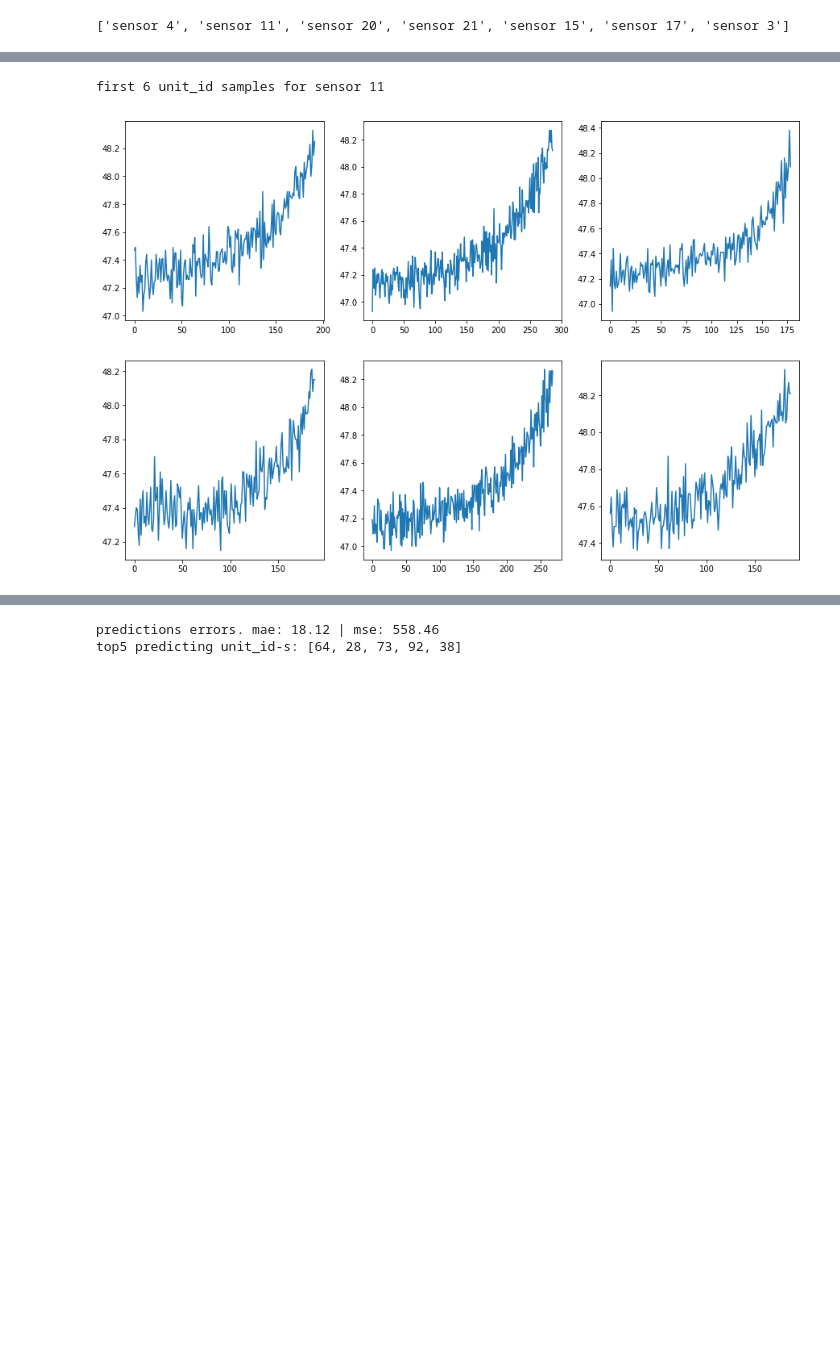
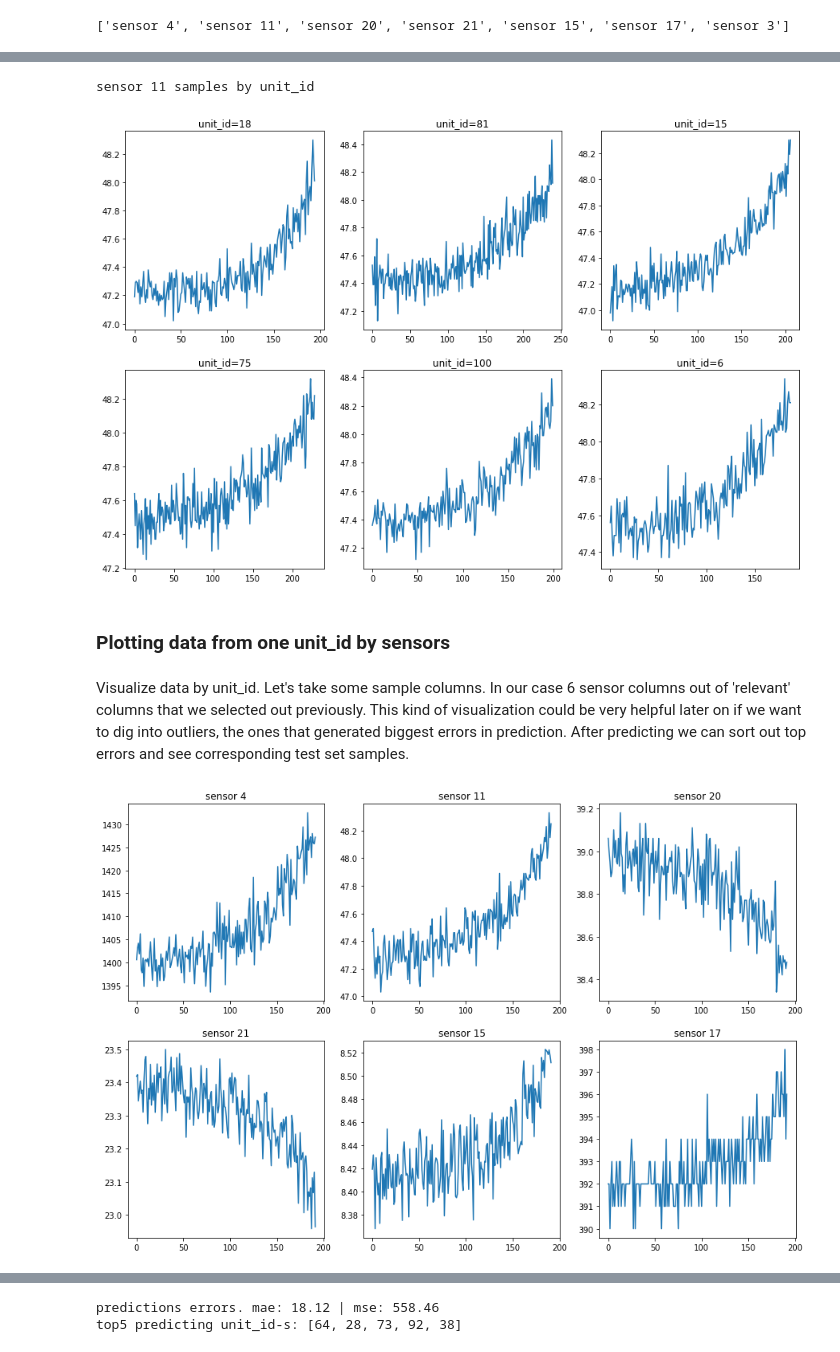
Before and after one commit to urmaspitsi/mt, a Jupyter notebook: explorer.ipynb, the cells around one changed output, grey strips where cells are left out. Saved outputs shown, nothing was run; the diff lists cells and outputs as text; code cells hidden in the pictures; blank space fills up the shorter version.

```diff
--- a/explorer.ipynb
+++ b/explorer.ipynb
@@ -84,8 +100,22 @@ first 6 unit_id samples for sensor 4
 # %%
-# visualize
 print('sensor 11 samples by unit_id')
 sensor_data = get_sensor_data(train1, 'sensor 11')
-plot_data(sensor_data)
+plotter(sensor_data, fig_size=(15,10), nr_rows=2, nr_cols=3, randomize=True, sub_title_prefix='unit_id=')
 # %% [output]
-first 6 unit_id samples for sensor 11
+sensor 11 samples by unit_id
-[figure, old version]
+[figure, new version]
+# %% [markdown]
+### Plotting data from one unit_id by sensors
+# %% [markdown]
+Visualize data by unit_id. Let's take some sample columns. In our case 6 sensor columns out of 'relevant' columns that we selected out previously.
+This kind of visualization could be very helpful later on if we want to dig into outliers, the ones that generated biggest errors in prediction. After predicting we can sort out top errors and see corresponding test set samples.
+# %%
+#Visualize by unit_id
+def get_data_by_unit_id(df, unit_id=1, columns=['sensor 1']):
+    return [np.asarray(df[df['unit_id']==unit_id][c]) for c in columns]
+#    return df[df['unit_id']==unit_id][columns]
+# %%
+df = get_data_by_unit_id(train1, unit_id=1, columns=sensors)
+plotter(df, fig_size=(15,10), nr_rows=2, nr_cols=3, randomize=False, sub_title_prefix=sensors)
+# %% [output]
+[figure, added]
```
Also changed, not shown: parts of 28 cells of this notebook.
